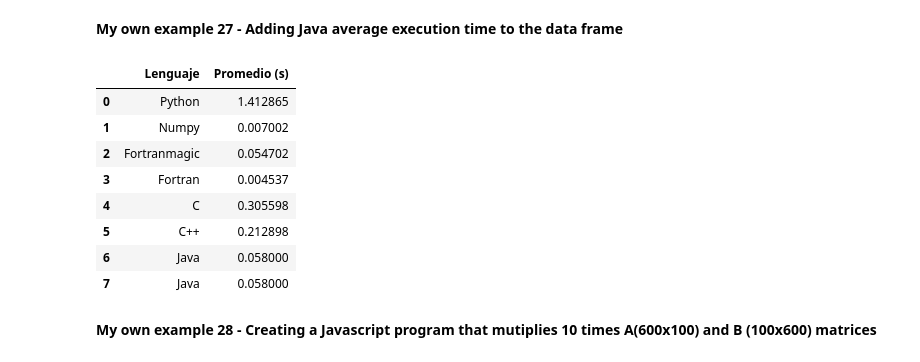
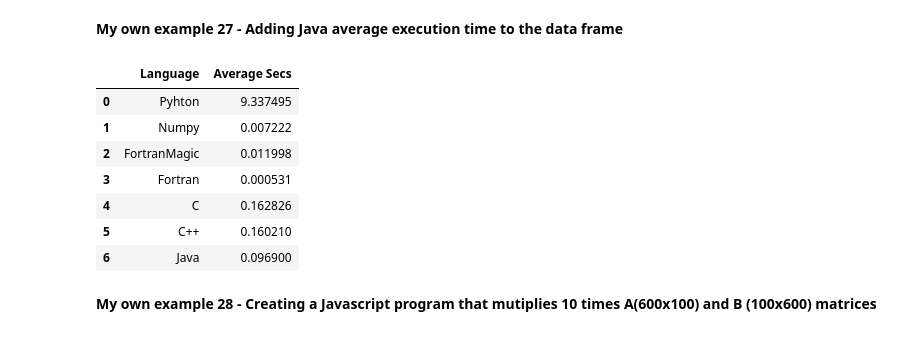
Before and after one commit to Fecry/MetNumUN2024I, a Jupyter notebook: Lab2/crramirezmo_Lab2.ipynb, the cells around one changed output. Saved outputs shown, nothing was run; the diff lists cells and outputs as text; code cells hidden in the pictures.

```diff
--- a/Lab2/crramirezmo_Lab2.ipynb
+++ b/Lab2/crramirezmo_Lab2.ipynb
@@ -695,0 +536,17 @@ Average Fortran in Python: 0.05470194730000131 seconds
+# %%
+
+
+import time
+
+avg = 0
+for i in range(10):
+    start = time.process_time()
+    fortran_matmul(M_1, M_2)
+    end = time.process_time()
+    avg += end - start
+
+avg = avg / 10
+print("The average execution time is: ", avg)
+
+DF_com_time_ex.loc[len(DF_com_time_ex.index)] = ['FortranMagic', avg]
+display(DF_com_time_ex)
@@ -792,0 +614,5 @@ language_average
+# %%
+
+
+DF_com_time_ex.loc[len(DF_com_time_ex.index)] = ['Fortran', 0.000531439949]
+display(DF_com_time_ex)
@@ -922,0 +704,10 @@ language_average
+# %%
+
+
+C = open("c_total.txt",'r')
+
+avr_archivo = float(C.readline())
+
+DF_com_time_ex.loc[len(DF_com_time_ex.index)] = ['C', avr_archivo]
+
+display(DF_com_time_ex)
@@ -1055,0 +805,7 @@ language_average
+# %%
+C_new = open("c++_total.txt",'r')
+avr_archivo = float(C_new.readline())
+
+DF_com_time_ex = DF_com_time_ex.append({'Language': 'C++', 'Average Secs': avr_archivo},ignore_index = True)
+
+DF_com_time_ex
@@ -1163,19 +904,18 @@ Average in Java: 0.058 segundos.
 # %% [markdown]
 **My own example 27 - Adding Java average execution time to the data frame**
-# %%
-java_file = open('java_promedio.txt','r')
-avr_java = float(java_file.readline())
-language_average = add_avr_data(language_average, 'Java', avr_java)
-language_average
-# %% [output]
-|  | Lenguaje | Promedio (s) |
-| 0 | Python | 1.412865 |
-| 1 | Numpy | 0.007002 |
-| 2 | Fortranmagic | 0.054702 |
-| 3 | Fortran | 0.004537 |
-| 4 | C | 0.305598 |
-| 5 | C++ | 0.212898 |
-| 6 | Java | 0.058000 |
-| 7 | Java | 0.058000 |
+# %%
+java = open("java_total.txt",'r')
+avr_archivo = float(java.readline())
+DF_com_time_ex = DF_com_time_ex.append({'Language': 'Java', 'Average Secs': avr_archivo},ignore_index = True)
+DF_com_time_ex
+# %% [output]
+|  | Language | Average Secs |
+| 0 | Pyhton | 9.337495 |
+| 1 | Numpy | 0.007222 |
+| 2 | FortranMagic | 0.011998 |
+| 3 | Fortran | 0.000531 |
+| 4 | C | 0.162826 |
+| 5 | C++ | 0.160210 |
+| 6 | Java | 0.096900 |
 # %% [markdown]
 **My own example 28 - Creating a Javascript program that mutiplies 10 times A(600x100) and  B (100x600) matrices**
```
Also changed, not shown: parts of 164 cells of this notebook.
